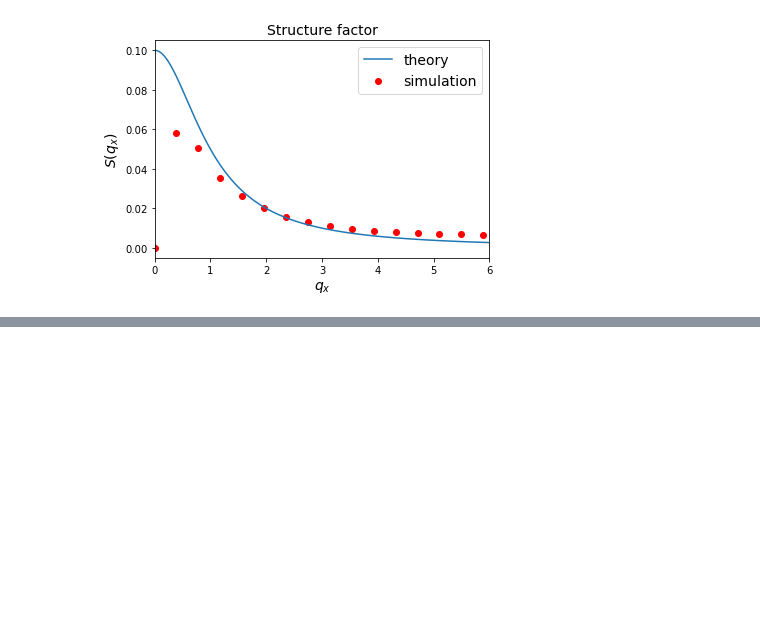
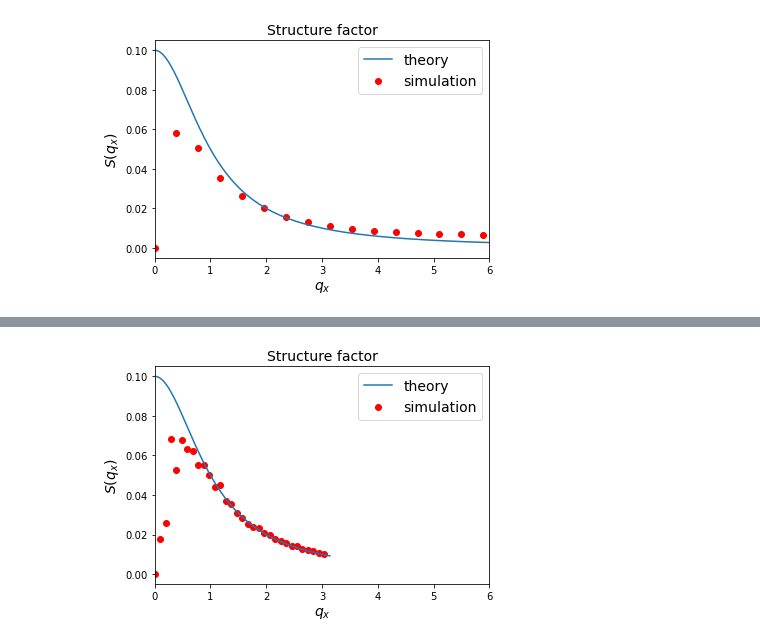
Before and after one commit to elsentjhung/equilibrium-model-B, a Jupyter notebook: model_B.ipynb, the cells around one changed output, grey strips where cells are left out. Cells and saved outputs as stored; diff of their text form; code cells hidden in the pictures; blank space fills up the shorter version.

```diff
--- a/model_B.ipynb
+++ b/model_B.ipynb
@@ -516,0 +669,19 @@ plt.show()
+# %%
+fig, ax = plt.subplots(figsize=(6,4))
+
+ax.set_title('Structure factor', fontsize=14)
+ax.set_xlabel('$q_x$', fontsize=14)
+ax.set_ylabel('$S(q_x)$', fontsize=14)
+ax.set_xlim(0, 6)
+
+q = 2*np.pi/(Nx*dx)*np.arange(-Nx/2,Nx/2,1)
+q1 = 2*np.pi/(Nx*dx)*np.arange(-Nx/2,Nx/2,0.0001)
+Sq_theory = T/(a+3*b*phi0**2+kappa*q1**2)
+
+ax.scatter(q, Sq[:,int(Ny/2)], c='red', label='simulation')
+ax.plot(q1, Sq_theory, label='theory')
+
+plt.legend(fontsize=14)
+plt.show()
+# %% [output]
+[figure, added]
```
Also changed, not shown: parts of 5 cells of this notebook, 4 other files.
